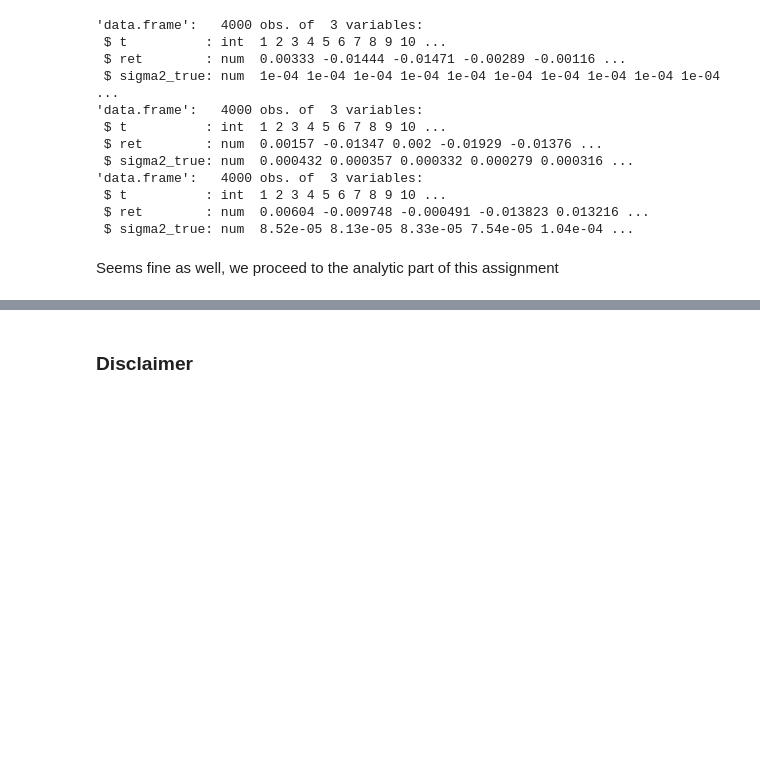
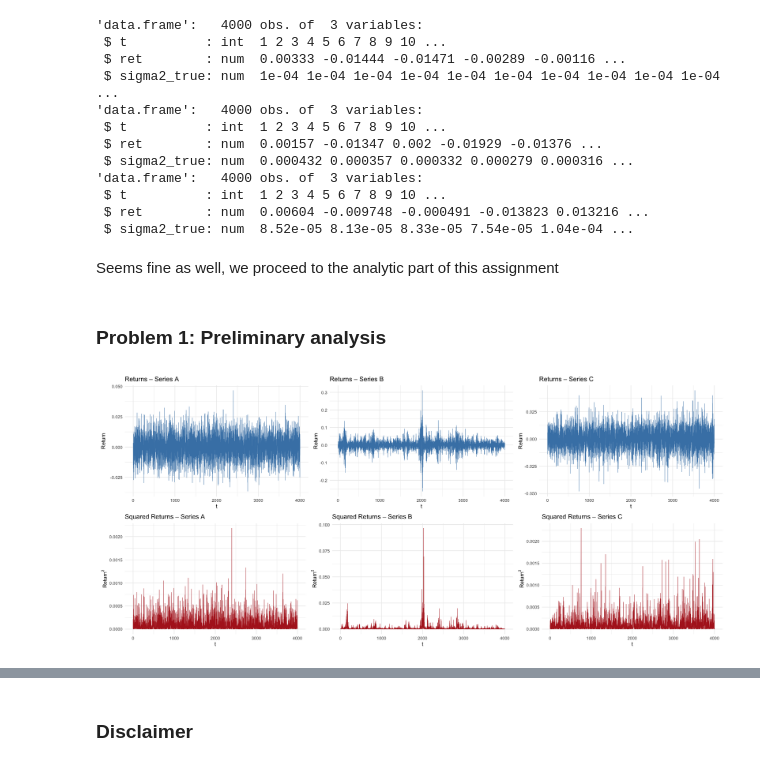
Before and after one commit to ahojdobryden/FiCox, a Jupyter notebook: HA2/HW2.ipynb, the cells around one changed output, grey strips where cells are left out. Drawn from its saved outputs; the diff is of its cells as text; code cells hidden in the pictures; blank space fills up the shorter version.

```diff
--- a/HA2/HW2.ipynb
+++ b/HA2/HW2.ipynb
@@ -135,3 +135,5 @@ str(series_C)
  $ sigma2_true: num  8.52e-05 8.13e-05 8.33e-05 7.54e-05 1.04e-04 ...
 # %% [markdown]
 Seems fine as well, we proceed to the analytic part of this assignment
+# %% [markdown]
+### Problem 1: Preliminary analysis
@@ -137,0 +167,6 @@ Seems fine as well, we proceed to the analytic part of this assignment
+# %%
+ # --- Combine: returns on top row, squared returns on bottom row ---
+options(repr.plot.width = 18, repr.plot.height = 8)
+  (p_retA | p_retB | p_retC) / (p_sqA | p_sqB | p_sqC)
+# %% [output]
+[figure, added]
```
Also changed, not shown: parts of 2 cells of this notebook.
